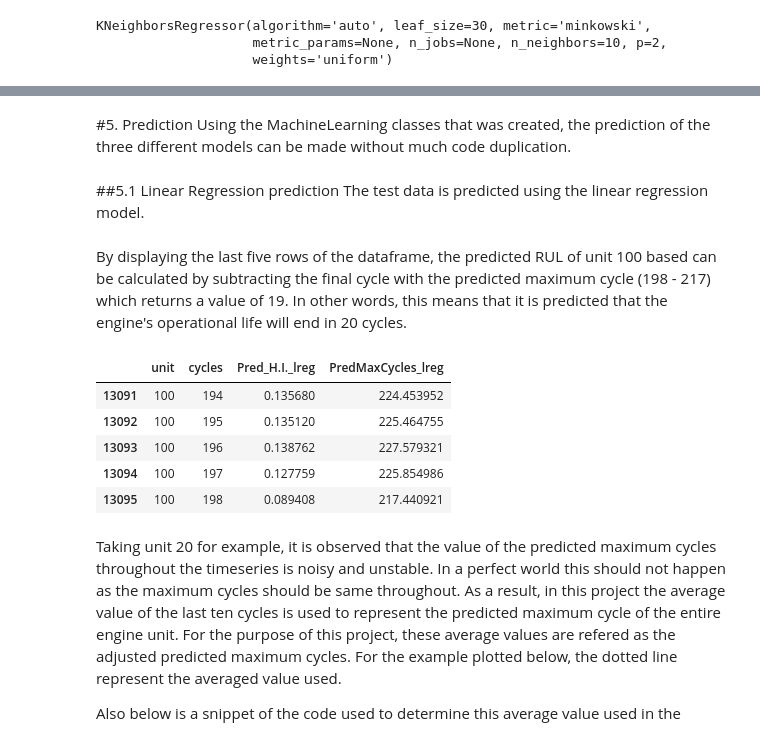
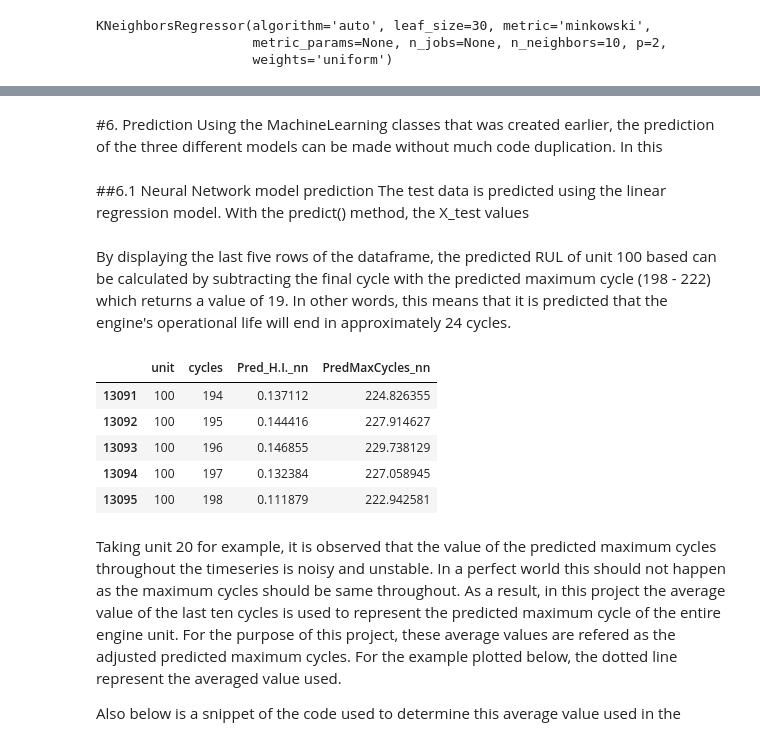
Before and after one commit to luqmanbuang/Aircraft-Engine-Lifetime-Prediction-with-Machine-Learning, a Jupyter notebook: Main_Phase_2.ipynb, the cells around one changed output, grey strips where cells are left out. Cells and saved outputs as stored; diff of their text form; code cells hidden in the pictures.

```diff
--- a/Main_Phase_2.ipynb
+++ b/Main_Phase_2.ipynb
@@ -168,6 +173,5 @@ nn_model = keras.models.load_model('/content/gdrive/My Drive/Capstone/BestModel'
 # %%
 from sklearn.metrics import mean_squared_error, r2_score
-from math import sqrt
 
 class MachineLearningModel:
   def __init__(self,model,name,testDataFrame, X_test, OutputDataFrame = None):
@@ -253,6 +257,6 @@ class MachineLearningModel:
 
   def GetRMSE(self,actual,predicted):
     # Calculating the Root Mean Square Error of the actual and predicted values
-    RMSE = sqrt(mean_squared_error(actual, predicted))
+    RMSE = mean_squared_error(actual, predicted, squared=False)
     return RMSE
 # %% [markdown]
@@ -260,9 +264,9 @@ A new dataframe is created where the results of the predictions and calculation
 # %%
 Results = df_test_FD001[['unit', 'cycles']]
 # %% [markdown]
-#5. Prediction
-Using the MachineLearning classes that was created, the prediction of the three different models can be made without much code duplication.
+#6. Prediction
+Using the MachineLearning classes that was created earlier, the prediction of the three different models can be made without much code duplication. In this
 # %% [markdown]
-##5.1 Linear Regression prediction
-The test data is predicted using the linear regression model.
+##6.1 Neural Network model prediction
+The test data is predicted using the linear regression model. With the predict() method, the X_test values
 # %%
@@ -271,15 +275,15 @@ LinearRegression.predict()
 # %% [markdown]
-By displaying the last five rows of the dataframe, the predicted RUL of unit 100 based can be calculated by subtracting the final cycle with the predicted maximum cycle (198 - 217) which returns a value of 19. In other words, this means that it is predicted that the engine's operational life will end in 20 cycles.
+By displaying the last five rows of the dataframe, the predicted RUL of unit 100 based can be calculated by subtracting the final cycle with the predicted maximum cycle (198 - 222) which returns a value of 19. In other words, this means that it is predicted that the engine's operational life will end in approximately 24 cycles.
 # %%
 # displaying the last 5 rows of the dataframe
-LinearRegression.DataFrame(True).tail()
+NeuralNetwork.DataFrame(True).tail()
 # %% [output]
-|  | unit | cycles | Pred_H.I._lreg | PredMaxCycles_lreg |
-| 13091 | 100 | 194 | 0.135680 | 224.453952 |
-| 13092 | 100 | 195 | 0.135120 | 225.464755 |
-| 13093 | 100 | 196 | 0.138762 | 227.579321 |
-| 13094 | 100 | 197 | 0.127759 | 225.854986 |
-| 13095 | 100 | 198 | 0.089408 | 217.440921 |
+|  | unit | cycles | Pred_H.I._nn | PredMaxCycles_nn |
+| 13091 | 100 | 194 | 0.137112 | 224.826355 |
+| 13092 | 100 | 195 | 0.144416 | 227.914627 |
+| 13093 | 100 | 196 | 0.146855 | 229.738129 |
+| 13094 | 100 | 197 | 0.132384 | 227.058945 |
+| 13095 | 100 | 198 | 0.111879 | 222.942581 |
 # %% [markdown]
 
 Taking unit 20 for example, it is observed that the value of the predicted maximum cycles throughout the timeseries is noisy and unstable. In a perfect world this should not happen as the maximum cycles should be same throughout. As a result, in this project the average value of the last ten cycles is used to represent the predicted maximum cycle of the entire engine unit. For the purpose of this project, these average values are refered as the adjusted predicted maximum cycles. For the example plotted below, the dotted line represent the averaged value used.
```
Also changed, not shown: parts of 27 cells of this notebook.
